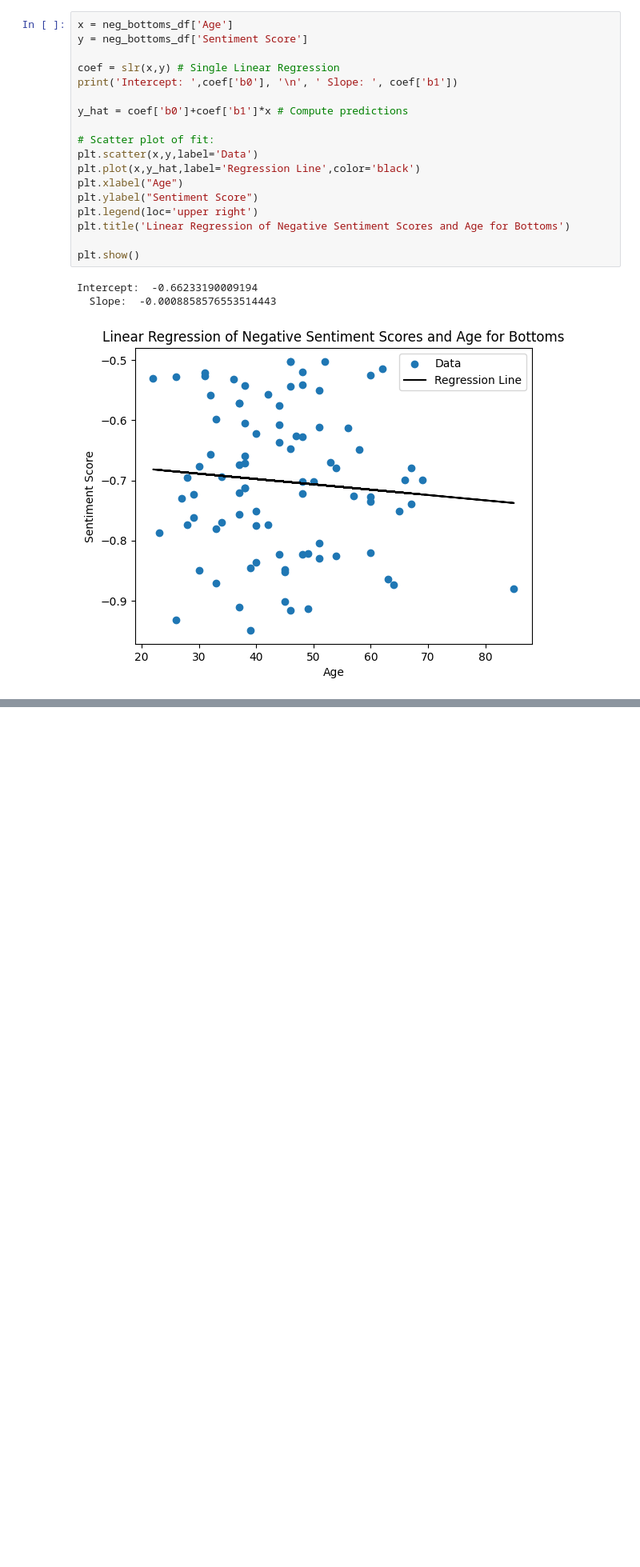
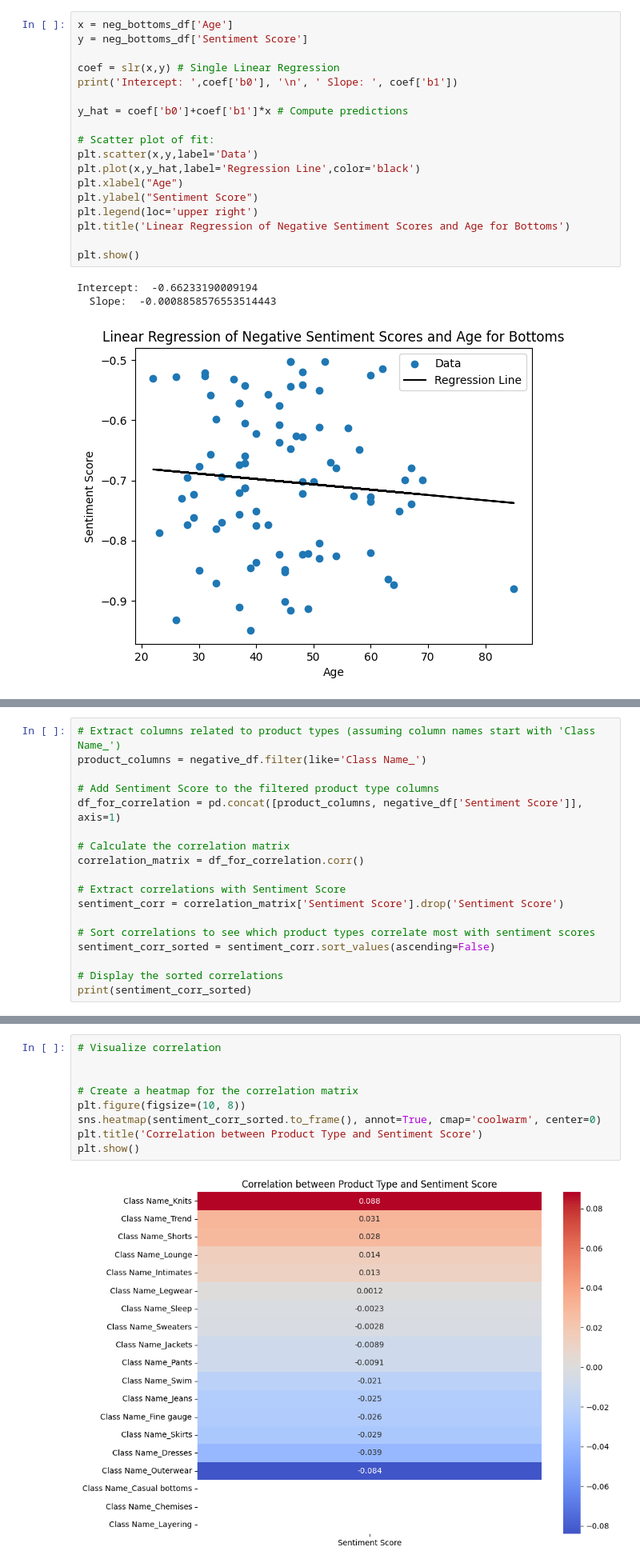
Before and after one commit to Sabrina-Hendricks/DS4002-Group13, a Jupyter notebook: Scripts/Ml3_Analysis_Negative.ipynb, the cells around one changed output, grey strips where cells are left out. Shown: that part at 80% size. Saved outputs shown, nothing was run; the diff lists cells and outputs as text; blank space fills up the shorter version.

```diff
--- a/Scripts/Ml3_Analysis_Negative.ipynb
+++ b/Scripts/Ml3_Analysis_Negative.ipynb
@@ -160,0 +163,18 @@ Intercept:  -0.66233190009194
+# %%
+# Extract columns related to product types (assuming column names start with 'Class Name_')
+product_columns = negative_df.filter(like='Class Name_')
+
+# Add Sentiment Score to the filtered product type columns
+df_for_correlation = pd.concat([product_columns, negative_df['Sentiment Score']], axis=1)
+
+# Calculate the correlation matrix
+correlation_matrix = df_for_correlation.corr()
+
+# Extract correlations with Sentiment Score
+sentiment_corr = correlation_matrix['Sentiment Score'].drop('Sentiment Score')
+
+# Sort correlations to see which product types correlate most with sentiment scores
+sentiment_corr_sorted = sentiment_corr.sort_values(ascending=False)
+
+# Display the sorted correlations
+print(sentiment_corr_sorted)
@@ -160,0 +202,11 @@ Intercept:  -0.66233190009194
+# %%
+# Visualize correlation
+
+
+# Create a heatmap for the correlation matrix
+plt.figure(figsize=(10, 8))
+sns.heatmap(sentiment_corr_sorted.to_frame(), annot=True, cmap='coolwarm', center=0)
+plt.title('Correlation between Product Type and Sentiment Score')
+plt.show()
+# %% [output]
+[figure, added]
```
Also changed, not shown: parts of 2 cells of this notebook.
